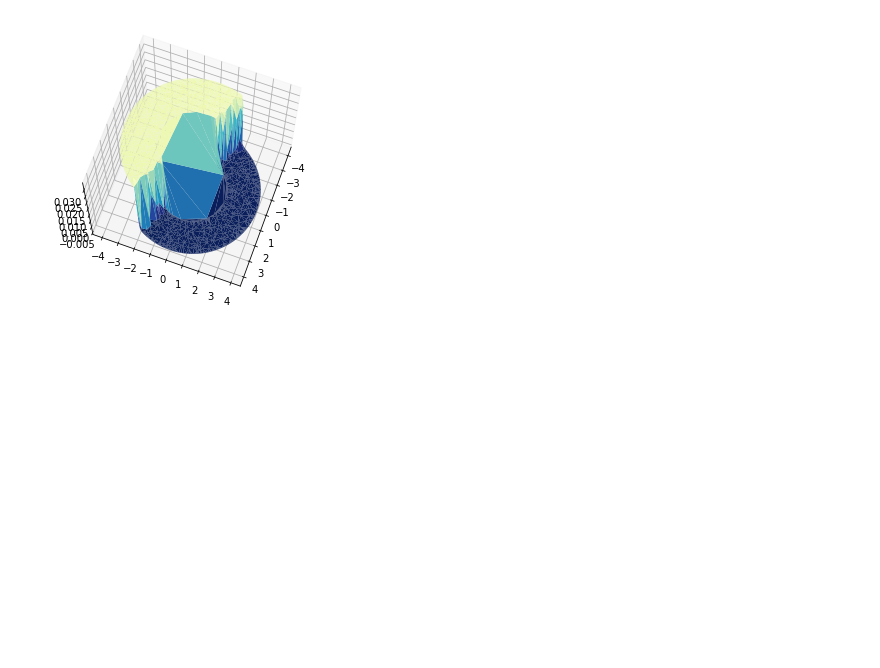
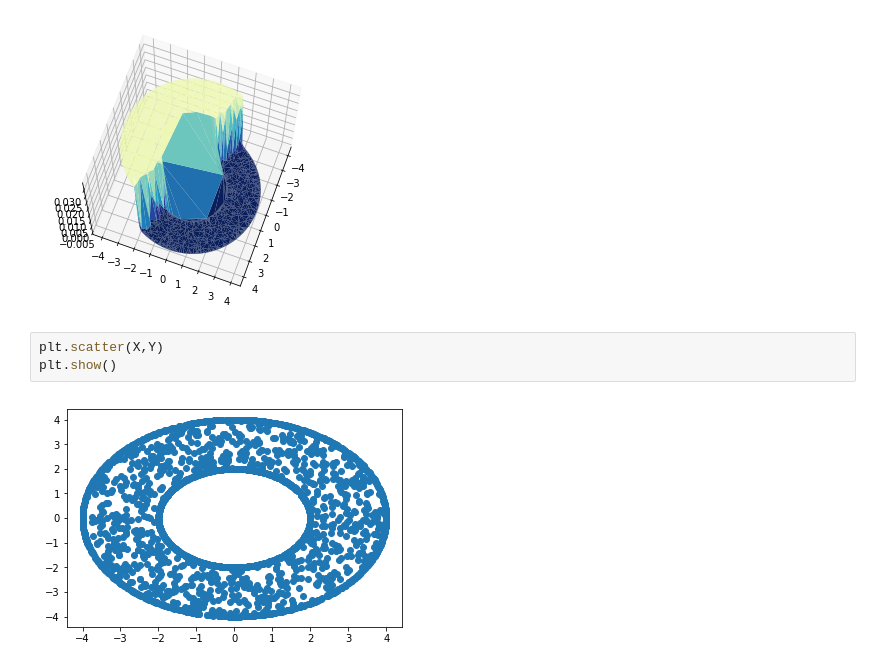
Before and after one commit to DothWalrus/machine_learning_pde, a Jupyter notebook: 2d_laplace_dgm.ipynb, the cells around one changed output. Saved outputs shown, nothing was run; the diff lists cells and outputs as text; blank space fills up the shorter version.

```diff
--- a/2d_laplace_dgm.ipynb
+++ b/2d_laplace_dgm.ipynb
@@ -220,3 +220,8 @@ plt.show()
 (3000,)
 (3000,)
 [figure]
+# %%
+plt.scatter(X,Y)
+plt.show()
+# %% [output]
+[figure, added]
```
Also changed, not shown: 1 other file.
